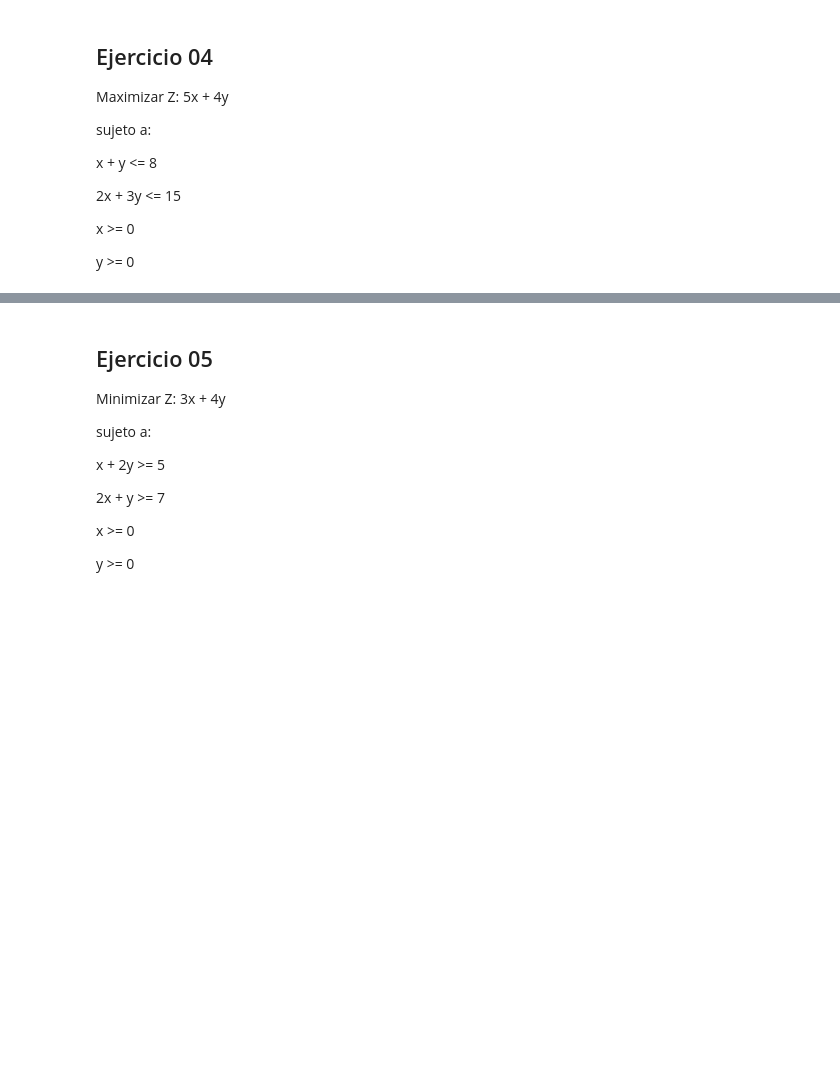
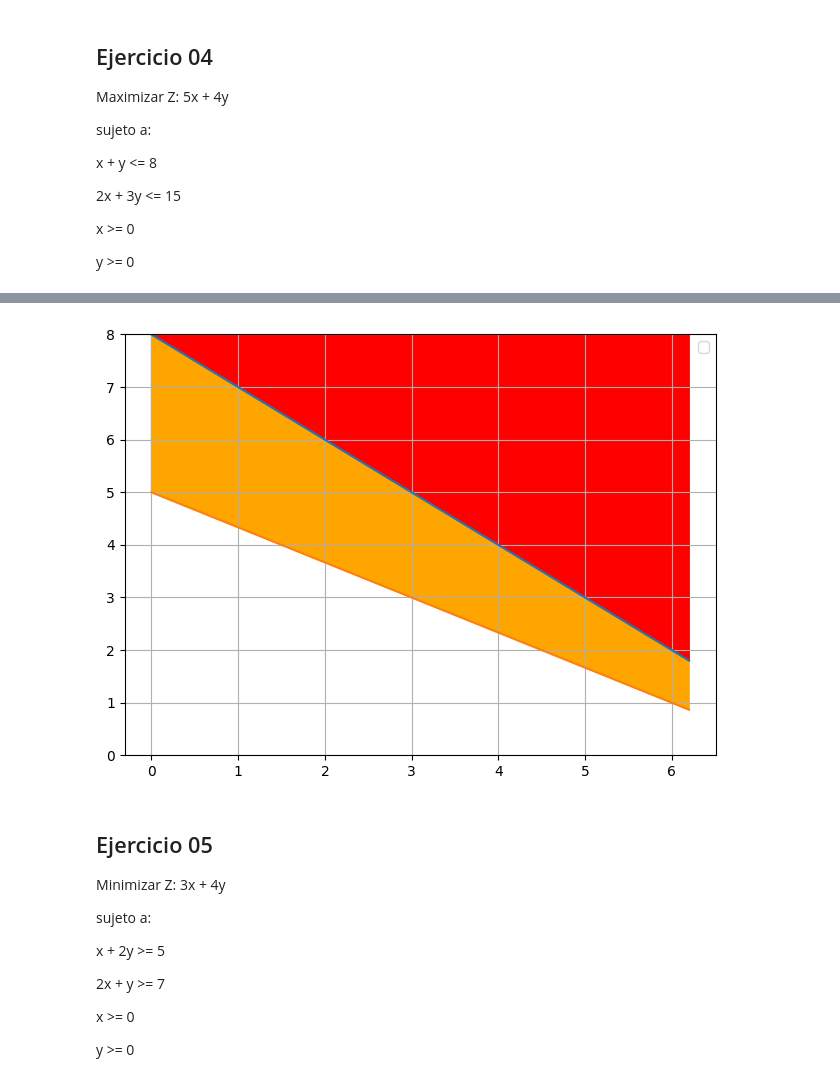
Before and after one commit to santiagoramosg/Fundamentos-de-optimizacion-lineal, a Jupyter notebook: Taller_00_solución_gráfica_de_problemas_de_optimización_lineal.ipynb, the cells around one changed output, grey strips where cells are left out. Cells and saved outputs as stored; diff of their text form; code cells hidden in the pictures; blank space fills up the shorter version.

```diff
--- a/Taller_00_solución_gráfica_de_problemas_de_optimización_lineal.ipynb
+++ b/Taller_00_solución_gráfica_de_problemas_de_optimización_lineal.ipynb
@@ -522,0 +524,38 @@ Maximizar  Z: 5x + 4y
+# %%
+# Resuelva en esta celda el ejercicio
+import numpy as np
+import matplotlib.pyplot as plt
+
+#max entre funciones
+def max_entre_expresiones(dominio):
+  maximos = []
+  for x in dominio:
+    y1 = 8-x
+    y2 = (15-2*x)/3
+    maximos.append(max(y1, y2))
+  return maximos
+
+#rango de la cuadricula
+x= np.arange(0, 6.3, 0.1)
+plt.ylim(0, 8)
+#llama maximo valor
+max_valor = max_entre_expresiones(x)
+
+#funciones y sus graficas
+y1 = 8-x
+y2 = (15-2*x)/3
+y3=14
+plt.plot(x,y1)
+plt.plot(x,y2)
+
+#relleno de graficas
+plt.fill_between(x, y1, y3, color='blue')
+plt.fill_between(x, y2, y3, color='orange')
+plt.fill_between(x, max_valor, y3, color='red')
+
+#muestra en pantalla y configuracionde cuadricula
+plt.tight_layout()
+plt.legend()
+plt.grid(True)
+plt.show()
+# %% [output]
@@ -523,3 +563,4 @@ Maximizar  Z: 5x + 4y
+[figure, added]
 # %% [markdown]
 ## Ejercicio 05
 
```
Also changed, not shown: parts of 14 cells of this notebook.
